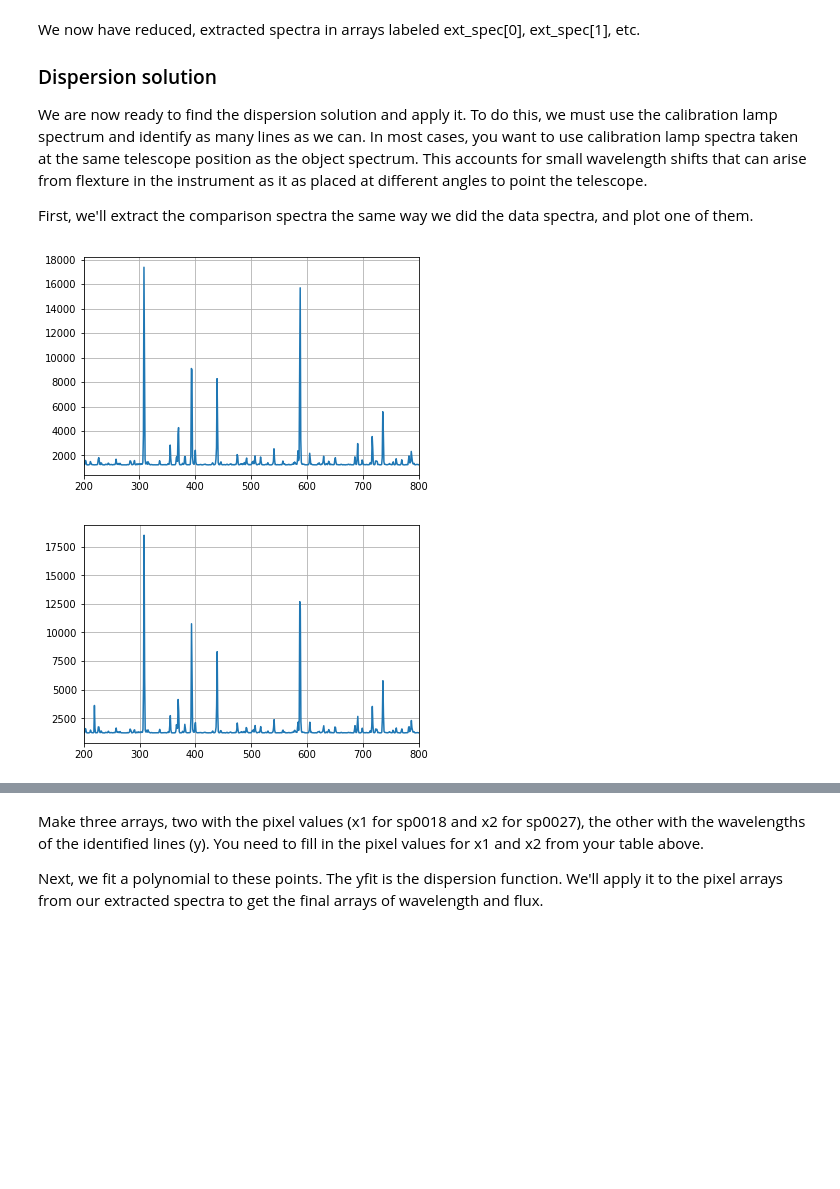
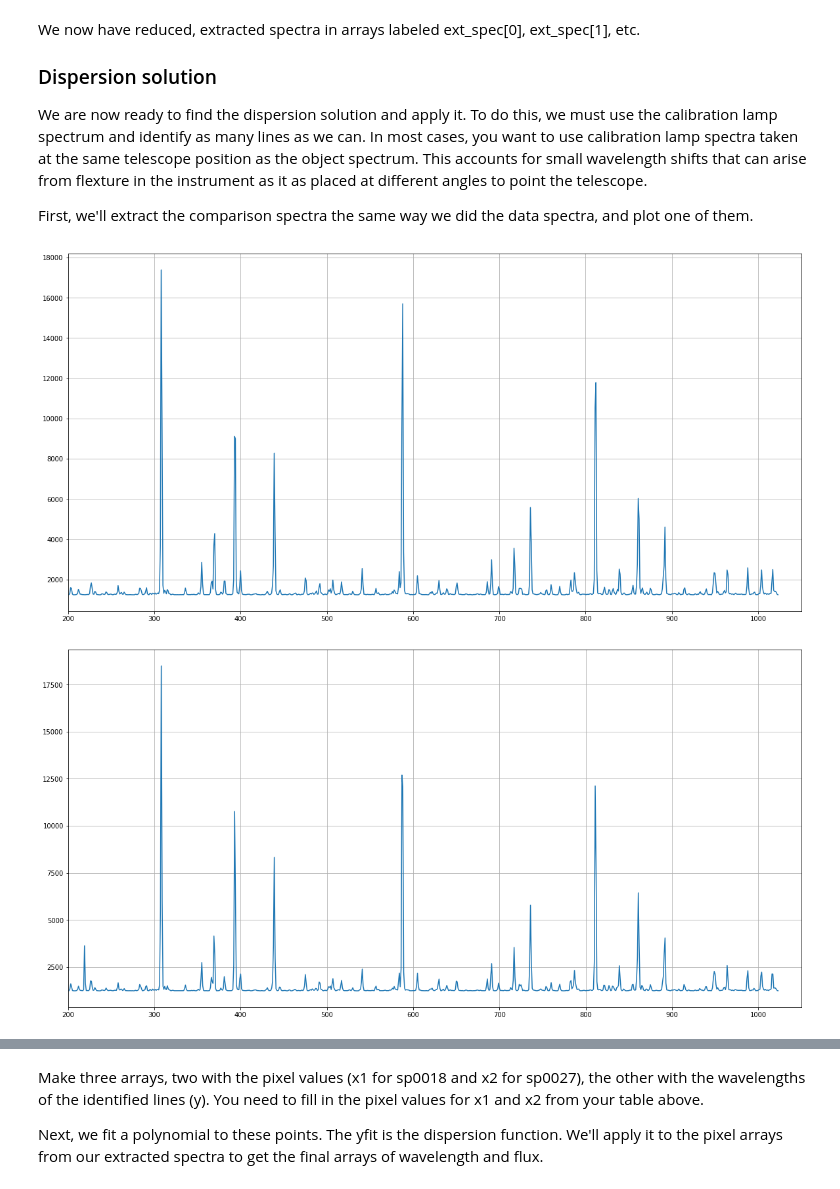
Before and after one commit to vegerot/Techniques, a Jupyter notebook: HW7/max_ccd3(2).ipynb, the cells around one changed output, grey strips where cells are left out. Drawn from its saved outputs; the diff is of its cells as text; code cells hidden in the pictures; blank space fills up the shorter version.

```diff
--- a/HW7/max_ccd3(2).ipynb
+++ b/HW7/max_ccd3(2).ipynb
@@ -212,29 +215,29 @@ We are now ready to find the dispersion solution and apply it. To do this, we mu
 
 First, we'll extract the comparison spectra the same way we did the data spectra, and plot one of them.
 # %%
-comp_fn="data/sp0018.fits"
+comp_fn="trimSpec/trim_sp0018.fits"
 comp_hdulist = fits.open(comp_fn)
 comp = comp_hdulist[0].data.astype(np.float)
 ext_comp1= comp[:,52:54].sum(axis=1)
 
-comp_fn="data/sp0027.fits"
+comp_fn="trimSpec/trim_sp0027.fits"
 comp_hdulist = fits.open(comp_fn)
 comp = comp_hdulist[0].data.astype(np.float)
 ext_comp2= comp[:,52:54].sum(axis=1)
 # %%
-plt.figure()  # Start a new plot -- by default matplotlib overplots.
+plt.figure(figsize=(20,10))  # Start a new plot -- by default matplotlib overplots.
 plt.plot(ext_comp1)
-plt.xlim(200, 800)
+plt.xlim(200, 1050)
 plt.grid()
 # %% [output]
-[figure, old version]
+[figure, new version]
 # %%
-plt.figure()  # Start a new plot -- by default matplotlib overplots.
+plt.figure(figsize=(20,10))  # Start a new plot -- by default matplotlib overplots.
 plt.plot(ext_comp2)
-plt.xlim(200, 800)
+plt.xlim(200,1050)
 plt.grid()
 # %% [output]
-[figure, old version]
+[figure, new version]
 # %% [markdown]
 Copy the marked calibration lamp spectrum using scp, from /data/ASTR303/HW4/spec.pdf This plot shows the positions of the lines.
 
```
Also changed, not shown: parts of 11 cells of this notebook, 6 other files.
